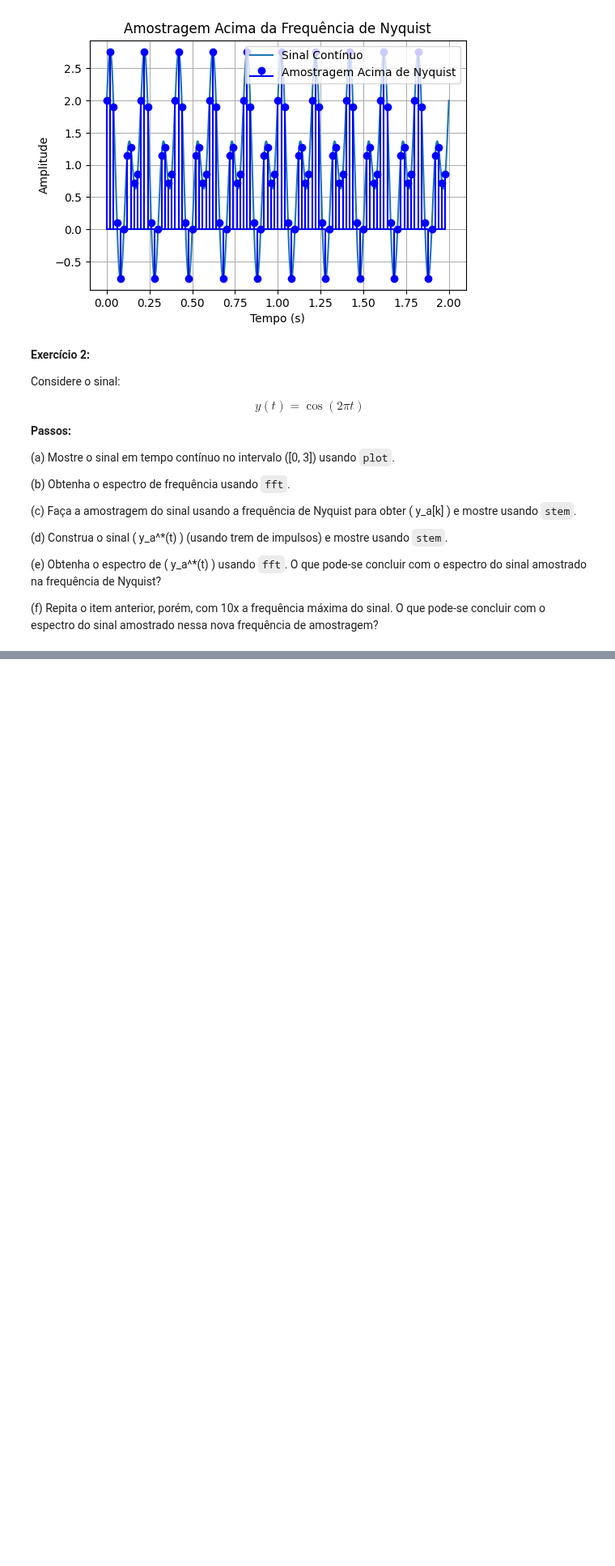
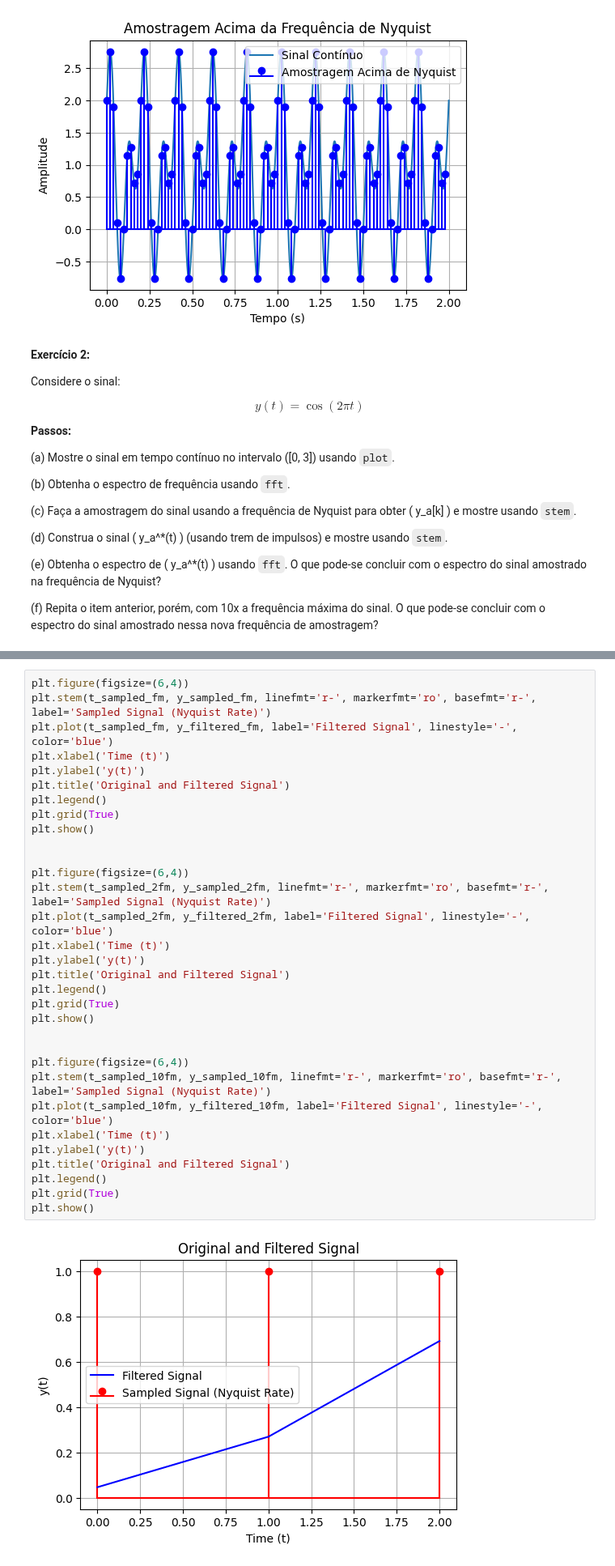
Before and after one commit to SKaiquelima/advanced-control, a Jupyter notebook: DigitalCtrl/Class2/exec2.ipynb, the cells around one changed output, grey strips where cells are left out. Shown at 81% size. Cells and saved outputs as stored; diff of their text form; blank space fills up the shorter version.

```diff
--- a/DigitalCtrl/Class2/exec2.ipynb
+++ b/DigitalCtrl/Class2/exec2.ipynb
@@ -444,0 +368,34 @@ plt.show()
+# %%
+plt.figure(figsize=(6,4))
+plt.stem(t_sampled_fm, y_sampled_fm, linefmt='r-', markerfmt='ro', basefmt='r-', label='Sampled Signal (Nyquist Rate)')
+plt.plot(t_sampled_fm, y_filtered_fm, label='Filtered Signal', linestyle='-', color='blue')
+plt.xlabel('Time (t)')
+plt.ylabel('y(t)')
+plt.title('Original and Filtered Signal')
+plt.legend()
+plt.grid(True)
+plt.show()
+
+
+plt.figure(figsize=(6,4))
+plt.stem(t_sampled_2fm, y_sampled_2fm, linefmt='r-', markerfmt='ro', basefmt='r-', label='Sampled Signal (Nyquist Rate)')
+plt.plot(t_sampled_2fm, y_filtered_2fm, label='Filtered Signal', linestyle='-', color='blue')
+plt.xlabel('Time (t)')
+plt.ylabel('y(t)')
+plt.title('Original and Filtered Signal')
+plt.legend()
+plt.grid(True)
+plt.show()
+
+
+plt.figure(figsize=(6,4))
+plt.stem(t_sampled_10fm, y_sampled_10fm, linefmt='r-', markerfmt='ro', basefmt='r-', label='Sampled Signal (Nyquist Rate)')
+plt.plot(t_sampled_10fm, y_filtered_10fm, label='Filtered Signal', linestyle='-', color='blue')
+plt.xlabel('Time (t)')
+plt.ylabel('y(t)')
+plt.title('Original and Filtered Signal')
+plt.legend()
+plt.grid(True)
+plt.show()
+# %% [output]
+[figure, added]
```
Also changed, not shown: parts of 15 cells of this notebook.
